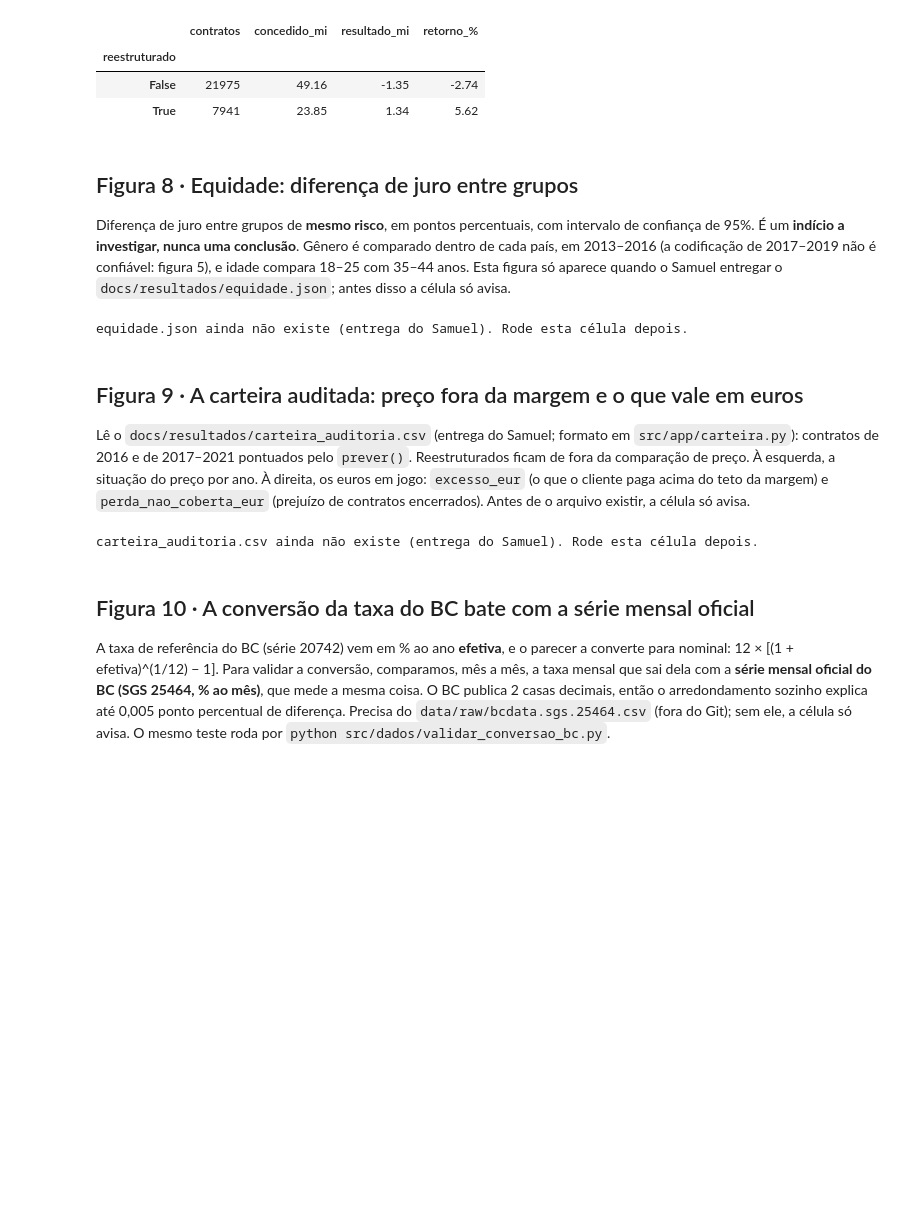
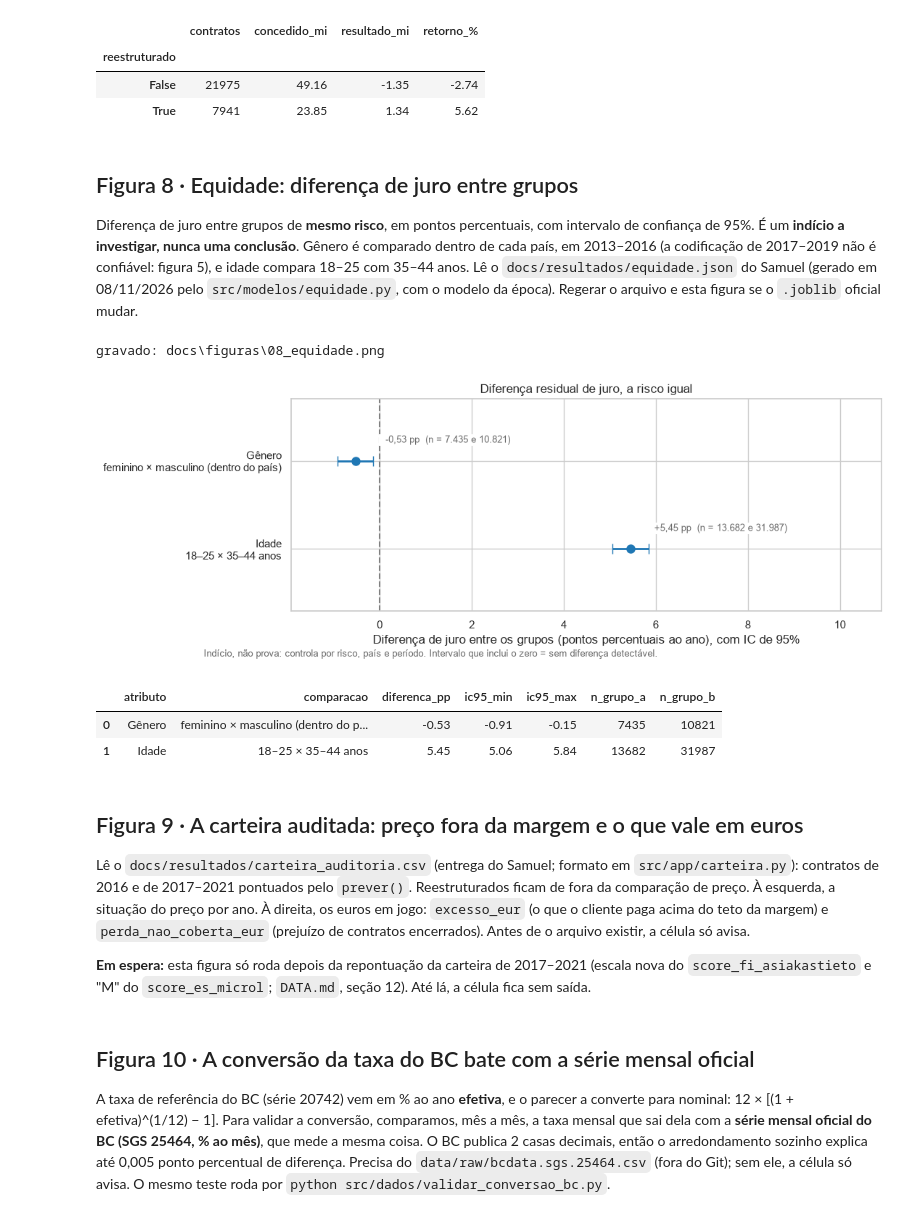
Before and after one commit to yaMimis/Auditor-Project, a Jupyter notebook: notebooks/dados/01_eda.ipynb, the cells around one changed output. Saved outputs shown, nothing was run; the diff lists cells and outputs as text; code cells hidden in the pictures; blank space fills up the shorter version.

```diff
--- a/notebooks/dados/01_eda.ipynb
+++ b/notebooks/dados/01_eda.ipynb
@@ -449,45 +449,52 @@ Reestruturados x demais:
 
 Diferença de juro entre grupos de **mesmo risco**, em pontos percentuais, com intervalo de confiança de 95%. É um **indício a investigar, nunca uma conclusão**.
 Gênero é comparado dentro de cada país, em 2013–2016 (a codificação de 2017–2019 não é confiável: figura 5), e idade compara 18–25 com 35–44 anos.
-Esta figura só aparece quando o Samuel entregar o `docs/resultados/equidade.json`; antes disso a célula só avisa.
+Lê o `docs/resultados/equidade.json` do Samuel (gerado em 08/11/2026 pelo `src/modelos/equidade.py`, com o modelo da época). Regerar o arquivo e esta figura se o `.joblib` oficial mudar.
 # %%
 PASTA = Path(os.getenv('CARTEIRA_DIR', RAIZ / 'docs' / 'resultados'))
 ARQ_EQ = PASTA / 'equidade.json'
 if not ARQ_EQ.exists():
     print(f'{ARQ_EQ.name} ainda não existe (entrega do Samuel). Rode esta célula depois.')
 else:
     eq = pd.DataFrame(json.loads(ARQ_EQ.read_text(encoding='utf-8')))
     eq = eq.dropna(subset=['diferenca_pp', 'ic95_min', 'ic95_max']) if 'diferenca_pp' in eq else eq.iloc[0:0]
     if eq.empty:
         print('equidade.json ainda sem resultados (só as linhas vazias do painel).')
     else:
         y = np.arange(len(eq))[::-1]
         fig, ax = plt.subplots(figsize=(10.5, 1.8 + 1.0 * len(eq)))
         ax.errorbar(eq['diferenca_pp'], y, xerr=[eq['diferenca_pp'] - eq['ic95_min'], eq['ic95_max'] - eq['diferenca_pp']],
                     fmt='o', color='#1f77b4', ecolor='#1f77b4', capsize=5, lw=2, ms=8)
         ax.axvline(0, color='gray', ls='--')
         ax.set_yticks(y)
         ax.set_yticklabels([f'{a}\n{c}' for a, c in zip(eq['atributo'], eq['comparacao'])])
         for yi, r in zip(y, eq.itertuples()):
-            ax.text(r.ic95_max, yi + 0.18, f'  {br(r.diferenca_pp, 2, True)} pp  (n = {br(int(r.n_grupo_a), 0)} e {br(int(r.n_grupo_b), 0)})',
-                    fontsize=9, color='dimgray', va='bottom')
+            # o rótulo começa depois do zero e tem fundo branco: a linha do zero não pode esconder o sinal de menos
+            ax.text(max(r.ic95_max, 0), yi + 0.18, f'  {br(r.diferenca_pp, 2, True)} pp  (n = {br(int(r.n_grupo_a), 0)} e {br(int(r.n_grupo_b), 0)})',
+                    fontsize=9, color='dimgray', va='bottom', bbox=dict(facecolor='white', edgecolor='none', pad=1))
         ax.set(xlabel='Diferença de juro entre os grupos (pontos percentuais ao ano), com IC de 95%',
                title='Diferença residual de juro, a risco igual')
         amplitude = eq['ic95_max'].max() - eq['ic95_min'].min()
         ax.set_xlim(min(eq['ic95_min'].min(), 0) - 0.15 * amplitude, eq['ic95_max'].max() + 0.75 * amplitude)
         ax.set_ylim(-0.7, len(eq) - 0.3)
         rodape(fig, 'Indício, não prova: controla por risco, país e período. Intervalo que inclui o zero = sem diferença detectável.')
         salvar(fig, '08_equidade')
         plt.show()
         display(eq)
 # %% [output]
-equidade.json ainda não existe (entrega do Samuel). Rode esta célula depois.
+gravado: docs\figuras\08_equidade.png
+[figure, added]
+|  | atributo | comparacao | diferenca_pp | ic95_min | ic95_max | n_grupo_a | n_grupo_b |
+| 0 | Gênero | feminino × masculino (dentro do p... | -0.53 | -0.91 | -0.15 | 7435 | 10821 |
+| 1 | Idade | 18–25 × 35–44 anos | 5.45 | 5.06 | 5.84 | 13682 | 31987 |
 # %% [markdown]
 ## Figura 9 · A carteira auditada: preço fora da margem e o que vale em euros
 
 Lê o `docs/resultados/carteira_auditoria.csv` (entrega do Samuel; formato em `src/app/carteira.py`): contratos de 2016 e de 2017–2021 pontuados pelo `prever()`.
 Reestruturados ficam de fora da comparação de preço. À esquerda, a situação do preço por ano. À direita, os euros em jogo:
 `excesso_eur` (o que o cliente paga acima do teto da margem) e `perda_nao_coberta_eur` (prejuízo de contratos encerrados). Antes de o arquivo existir, a célula só avisa.
+
+**Em espera:** esta figura só roda depois da repontuação da carteira de 2017–2021 (escala nova do `score_fi_asiakastieto` e "M" do `score_es_microl`; `DATA.md`, seção 12). Até lá, a célula fica sem saída.
 # %%
 ARQ_CART = PASTA / 'carteira_auditoria.csv'
 if not ARQ_CART.exists():
@@ -527,8 +534,6 @@ else:
     salvar(fig, '09_carteira_auditada')
     plt.show()
     display(part.assign(total=part.sum(axis=1)))
-# %% [output]
-carteira_auditoria.csv ainda não existe (entrega do Samuel). Rode esta célula depois.
 # %% [markdown]
 ## Figura 10 · A conversão da taxa do BC bate com a série mensal oficial
 
```
Also changed, not shown: 1 other file.
